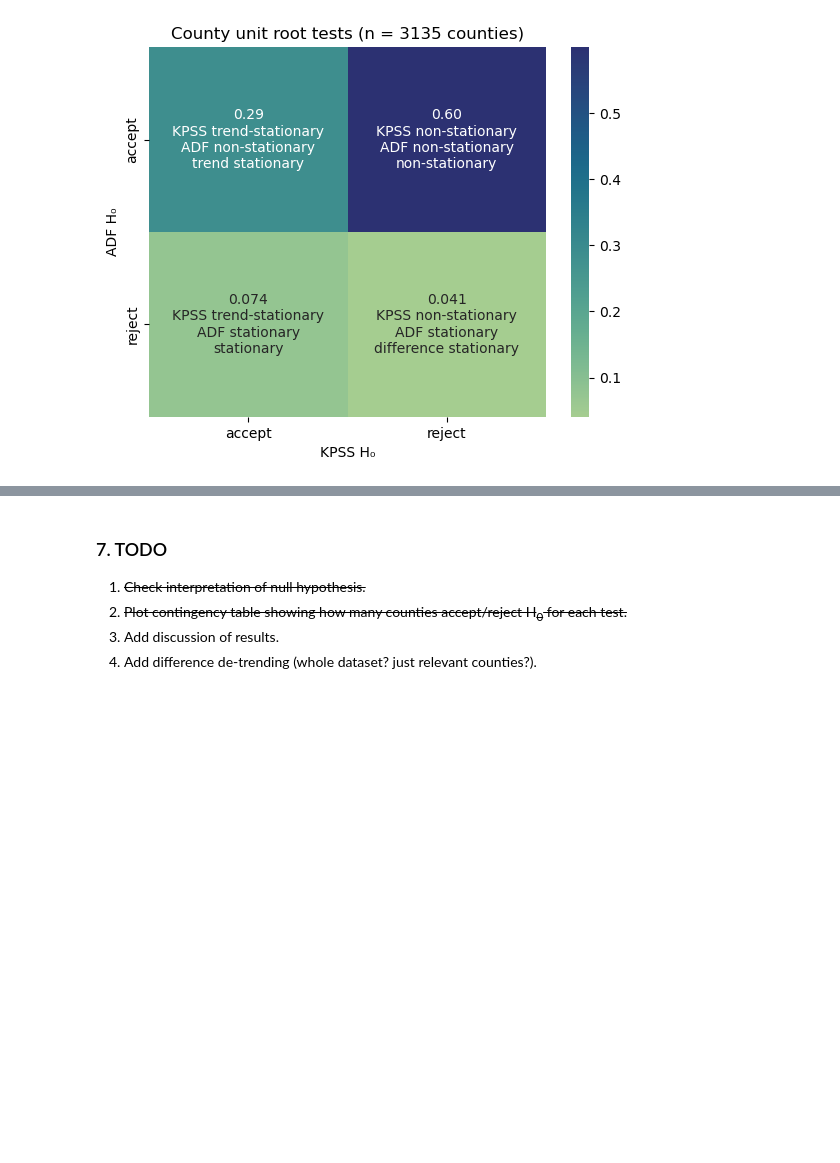
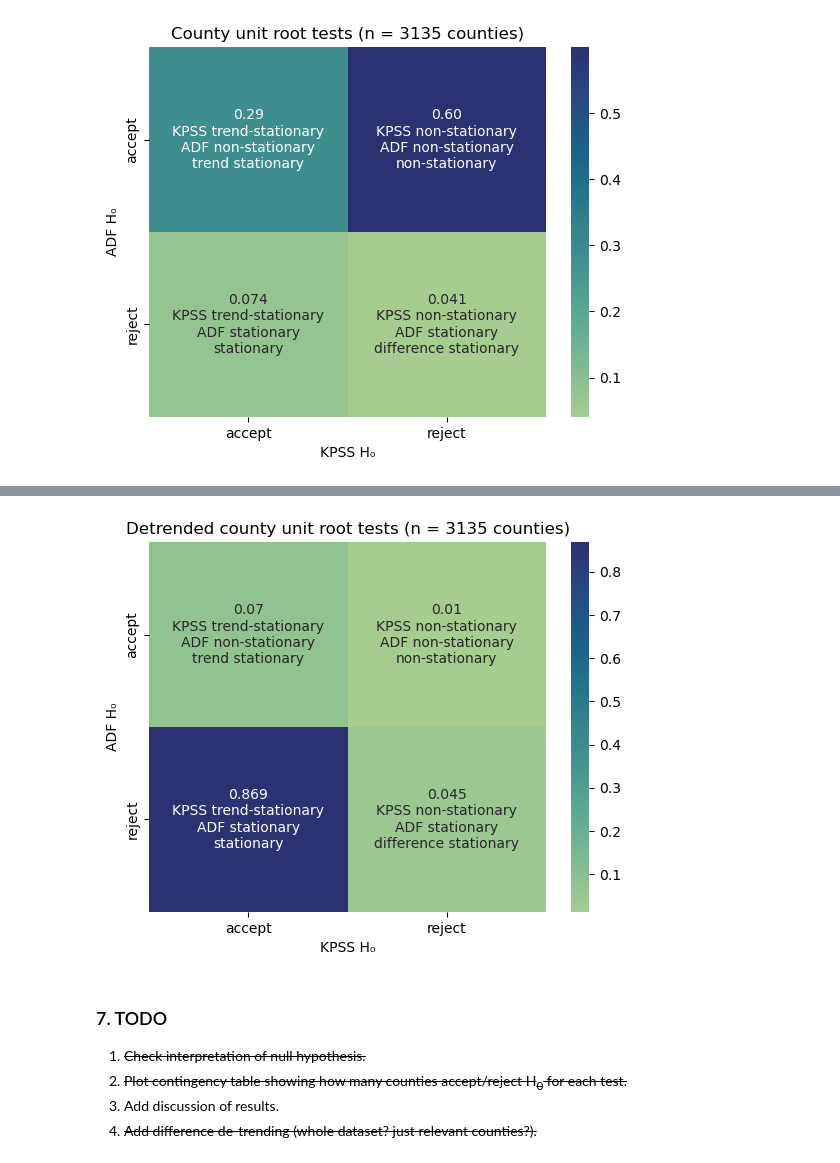
Before and after one commit to gperdrizet/kaggle_microbusiness, a Jupyter notebook: notebooks/02.2-training_data_unit_root_test.ipynb, the cells around one changed output, grey strips where cells are left out. Drawn from its saved outputs; the diff is of its cells as text; code cells hidden in the pictures; blank space fills up the shorter version.

Commit message:
Added difference detrending.

```diff
--- a/notebooks/02.2-training_data_unit_root_test.ipynb
+++ b/notebooks/02.2-training_data_unit_root_test.ipynb
@@ -346,0 +382,15 @@ ax = ax.set(
+# %%
+# Re-run KPSS test on change in MBD
+
+# Add column to holder for results
+detrended_pvals['KPSS_pval'] = []
+
+# Loop on counties and KPSS test each
+for cfips in cfips_list:
+    timeseries = training_df[training_df['cfips'] == cfips].dropna()
+
+    kpss_test_result = kpss(timeseries['microbusiness_density_change'], regression='c', nlags='auto')
+    detrended_pvals['KPSS_pval'].append(kpss_test_result[1])
+
+detrended_pvals_df = pd.DataFrame.from_dict(detrended_pvals)
+detrended_pvals_df['KPSS_pval'].describe()
@@ -346,0 +424,8 @@ ax = ax.set(
+# %%
+detrended_pvals_df['ADF_null_hypothesis'] = 'accept'
+detrended_pvals_df.loc[detrended_pvals_df['ADF_pval'] < 0.05, 'ADF_null_hypothesis'] = 'reject'
+
+detrended_pvals_df['KPSS_null_hypothesis'] = 'accept'
+detrended_pvals_df.loc[detrended_pvals_df['KPSS_pval'] < 0.05, 'KPSS_null_hypothesis'] = 'reject'
+
+detrended_pvals_df.head()
@@ -347,7 +439,31 @@ ax = ax.set(
+# %%
+null_hypothesis_groupby = detrended_pvals_df.groupby(['ADF_null_hypothesis', 'KPSS_null_hypothesis'])['cfips'].count()
+null_hypothesis_groupby = null_hypothesis_groupby / sum(null_hypothesis_groupby)
+null_hypothesis_groupby = null_hypothesis_groupby.unstack(level=1)
+# %%
+labels =  np.array([
+    [
+        f'{null_hypothesis_groupby.iloc[0,0]:.2f}\nKPSS trend-stationary\nADF non-stationary\ntrend stationary', # type: ignore
+        f'{null_hypothesis_groupby.iloc[0,1]:.2f}\nKPSS non-stationary\nADF non-stationary\nnon-stationary' # type: ignore
+    ],[
+        f'{null_hypothesis_groupby.iloc[1,0]:.3f}\nKPSS trend-stationary\nADF stationary\nstationary', # type: ignore
+        f'{null_hypothesis_groupby.iloc[1,1]:.3f}\nKPSS non-stationary\nADF stationary\ndifference stationary' # type: ignore
+    ]
+])
+
+ax = sns.heatmap(null_hypothesis_groupby, annot=labels, fmt='', cmap='crest')
+
+ax = ax.set(
+    title=f'Detrended county unit root tests (n = {len(detrended_pvals_df)} counties)',
+    xlabel='KPSS H\N{SUBSCRIPT ZERO}',
+    ylabel='ADF H\N{SUBSCRIPT ZERO}'
+)
+# %% [output]
+[figure, added]
 # %% [markdown]
 <a name="TODO"></a>
 ### 7. TODO
 1. <s>Check interpretation of null hypothesis.</s>
 2. <s>Plot contingency table showing how many counties accept/reject H<sub>0</sub> for each test.</s>
 3. Add discussion of results.
-4. Add difference de-trending (whole dataset? just relevant counties?).
+4. <s>Add difference de-trending (whole dataset? just relevant counties?).</s>
```
Also changed, not shown: parts of 7 cells of this notebook.
